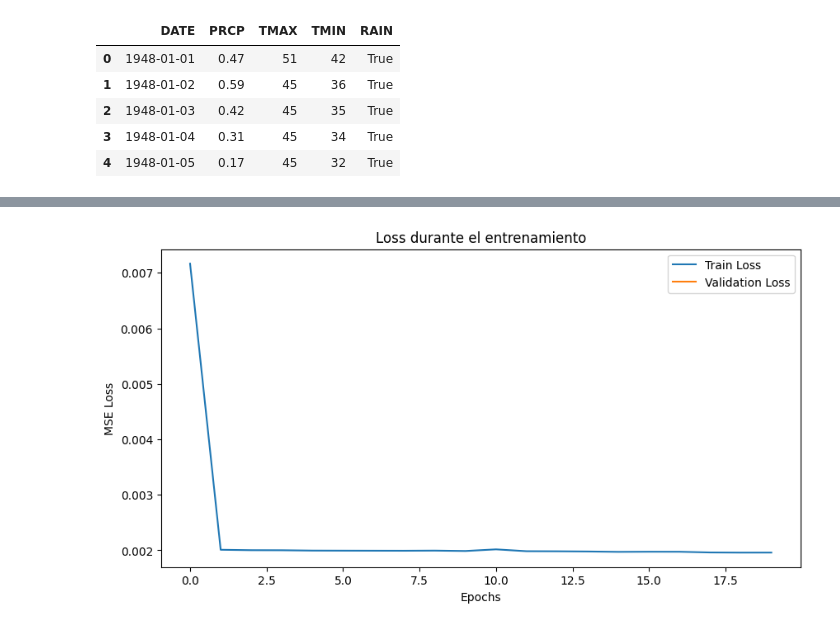
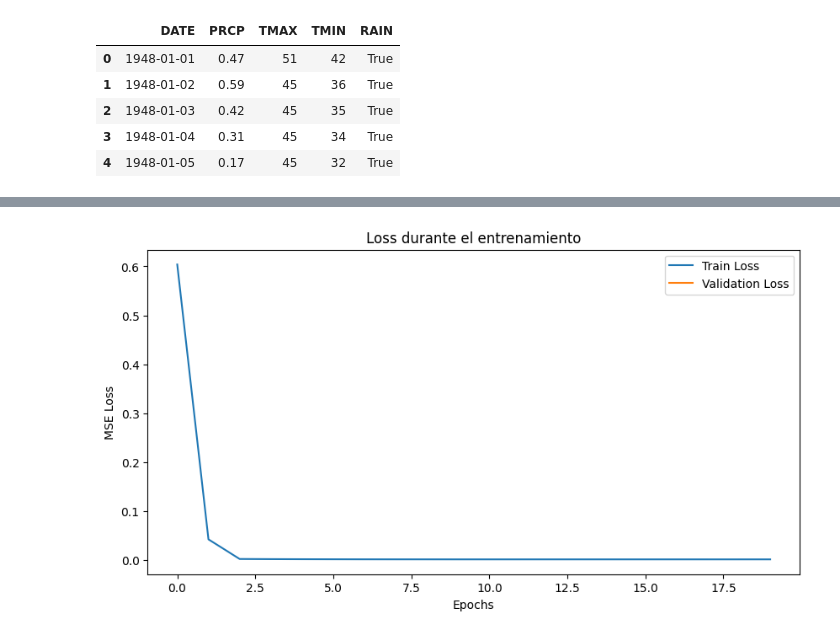
Before and after one commit to bspoloo/SIS421-022025, a Jupyter notebook: Laboratorios/Laboratorio 3/rnn.ipynb, the cells around one changed output, grey strips where cells are left out. Cells and saved outputs as stored; diff of their text form; code cells hidden in the pictures.

```diff
--- a/Laboratorios/Laboratorio 3/rnn.ipynb
+++ b/Laboratorios/Laboratorio 3/rnn.ipynb
@@ -62,20 +120,10 @@ from sklearn.preprocessing import MinMaxScaler
 
 # 1. Extraer la serie de precipitación
 values = df["PRCP"].values.reshape(-1, 1)
-
-# Escalar los datos (opcional pero recomendado para RNN/LSTM)
 scaler = MinMaxScaler()
 values = scaler.fit_transform(values)
 
-# 2. Crear secuencias (ventanas de n_steps)
-def create_sequences(data, n_steps):
-    X, y = [], []
-    for i in range(len(data) - n_steps):
-        X.append(data[i:i+n_steps])
-        y.append(data[i+n_steps])  # el valor siguiente
-    return np.array(X), np.array(y)
-
-n_steps = 10  # igual que en la doc
+n_steps = 30
 X, y = create_sequences(values, n_steps)
 
 print("Total X shape:", X.shape)
@@ -157,0 +228,4 @@ rnn = SimpleRNN()
+# %%
+device = "cuda" if torch.cuda.is_available() else "cpu"
+print(f"Using {device}")
+srnn = SimpleRNN()
@@ -250,18 +425,15 @@ dataloader = {
 # %%
-train_losses, val_losses = fit(rnn, dataloader, epochs=20)
+train_losses, val_losses = fit(srnn, dataloader, epochs=20)
 
 # Graficar loss
 import matplotlib.pyplot as plt
 plt.figure(figsize=(10,5))
 plt.plot(train_losses, label="Train Loss")
 plt.plot(val_losses, label="Validation Loss")
 plt.xlabel("Epochs")
 plt.ylabel("MSE Loss")
 plt.title("Loss durante el entrenamiento")
 plt.legend()
 plt.show()
-
-# Predicciones sobre test
-y_pred = predict(rnn, dataloader['test'])
 # %% [output]
-[figure, old version]
+[figure, new version]
```
Also changed, not shown: parts of 36 cells of this notebook.
